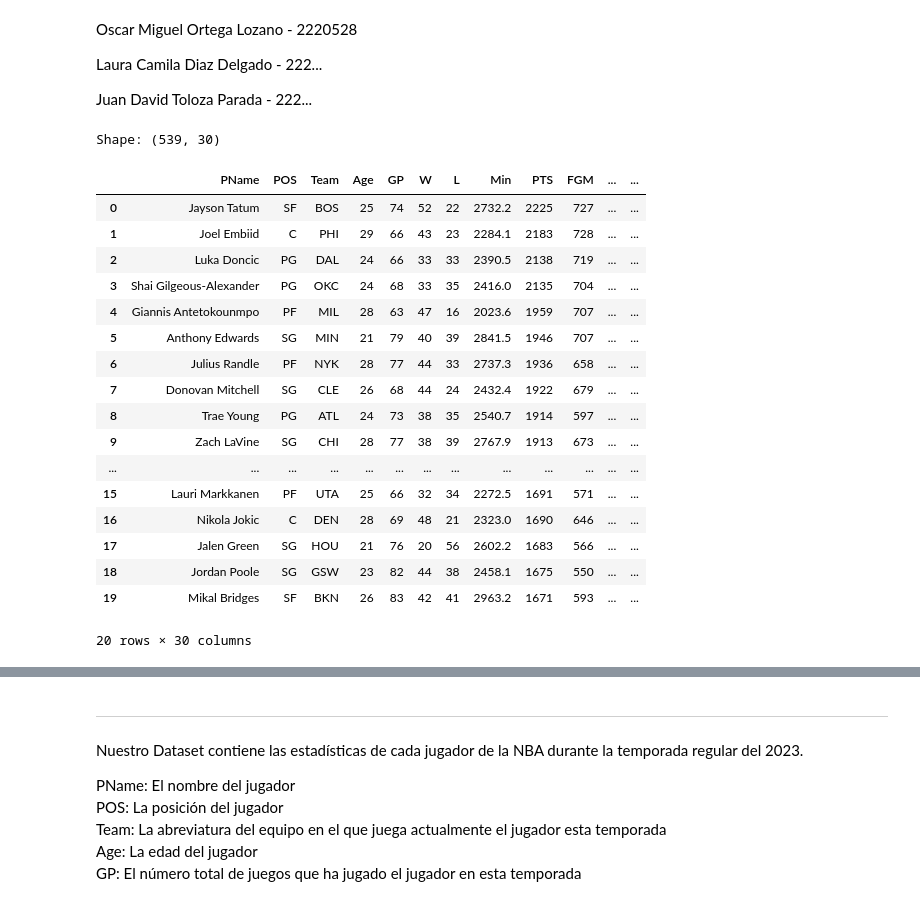
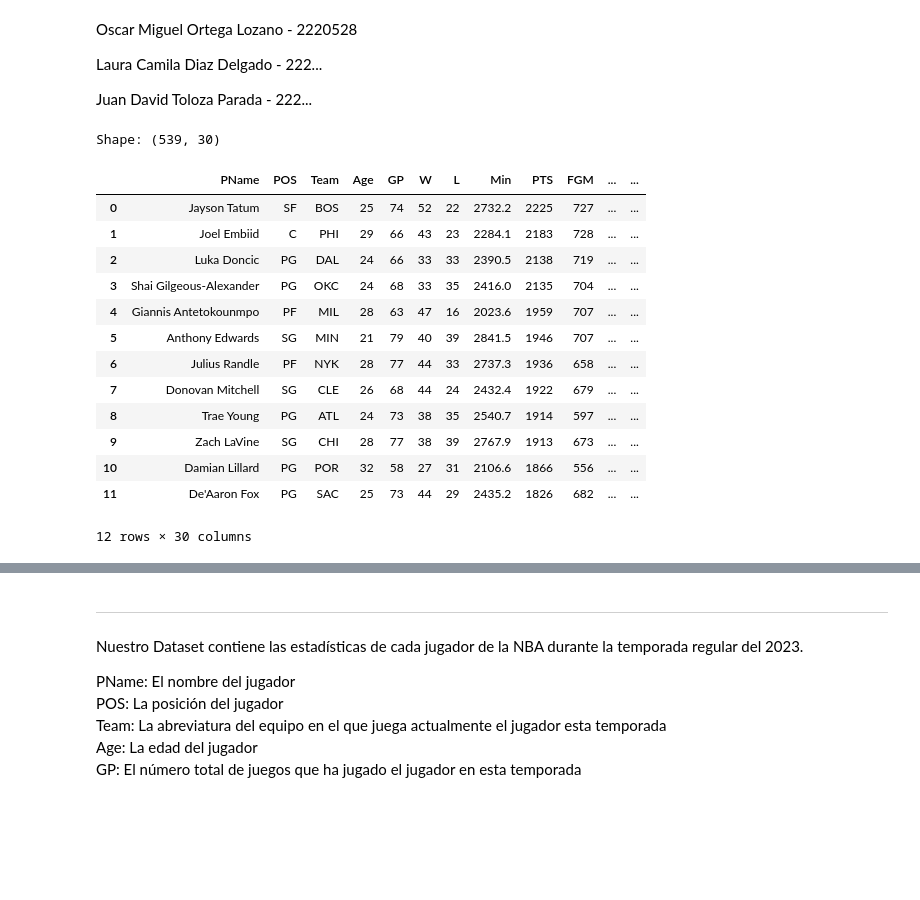
Before and after one commit to LauraCD2/23_nba, a Jupyter notebook: Proyecto.ipynb, the cells around one changed output, grey strips where cells are left out. Saved outputs shown, nothing was run; the diff lists cells and outputs as text; code cells hidden in the pictures; blank space fills up the shorter version.

```diff
--- a/Proyecto.ipynb
+++ b/Proyecto.ipynb
@@ -17,29 +23,25 @@ from scipy import stats
 # %%
 #@title Load dataset
 df = pd.read_csv('https://raw.githubusercontent.com/LauraCD2/estadisticos/refs/heads/main/2023_nba_player_stats.csv')
 df['POS'] = df['POS'].fillna('PF') #Limpiamos registros vacios.
 print('Shape:',df.shape)
-df.head(20)
+df.head(12)
 # %% [output]
 Shape: (539, 30)
 |  | PName | POS | Team | Age | GP | W | L | Min | PTS | FGM | ... | ... |
 | 0 | Jayson Tatum | SF | BOS | 25 | 74 | 52 | 22 | 2732.2 | 2225 | 727 | ... | ... |
 | 1 | Joel Embiid | C | PHI | 29 | 66 | 43 | 23 | 2284.1 | 2183 | 728 | ... | ... |
 | 2 | Luka Doncic | PG | DAL | 24 | 66 | 33 | 33 | 2390.5 | 2138 | 719 | ... | ... |
 | 3 | Shai Gilgeous-Alexander | PG | OKC | 24 | 68 | 33 | 35 | 2416.0 | 2135 | 704 | ... | ... |
 | 4 | Giannis Antetokounmpo | PF | MIL | 28 | 63 | 47 | 16 | 2023.6 | 1959 | 707 | ... | ... |
 | 5 | Anthony Edwards | SG | MIN | 21 | 79 | 40 | 39 | 2841.5 | 1946 | 707 | ... | ... |
 | 6 | Julius Randle | PF | NYK | 28 | 77 | 44 | 33 | 2737.3 | 1936 | 658 | ... | ... |
 | 7 | Donovan Mitchell | SG | CLE | 26 | 68 | 44 | 24 | 2432.4 | 1922 | 679 | ... | ... |
 | 8 | Trae Young | PG | ATL | 24 | 73 | 38 | 35 | 2540.7 | 1914 | 597 | ... | ... |
 | 9 | Zach LaVine | SG | CHI | 28 | 77 | 38 | 39 | 2767.9 | 1913 | 673 | ... | ... |
-| ... | ... | ... | ... | ... | ... | ... | ... | ... | ... | ... | ... | ... |
-| 15 | Lauri Markkanen | PF | UTA | 25 | 66 | 32 | 34 | 2272.5 | 1691 | 571 | ... | ... |
-| 16 | Nikola Jokic | C | DEN | 28 | 69 | 48 | 21 | 2323.0 | 1690 | 646 | ... | ... |
-| 17 | Jalen Green | SG | HOU | 21 | 76 | 20 | 56 | 2602.2 | 1683 | 566 | ... | ... |
-| 18 | Jordan Poole | SG | GSW | 23 | 82 | 44 | 38 | 2458.1 | 1675 | 550 | ... | ... |
-| 19 | Mikal Bridges | SF | BKN | 26 | 83 | 42 | 41 | 2963.2 | 1671 | 593 | ... | ... |
+| 10 | Damian Lillard | PG | POR | 32 | 58 | 27 | 31 | 2106.6 | 1866 | 556 | ... | ... |
+| 11 | De'Aaron Fox | PG | SAC | 25 | 73 | 44 | 29 | 2435.2 | 1826 | 682 | ... | ... |
-20 rows × 30 columns
+12 rows × 30 columns
 # %%
 df.info()
 # %% [output]
```
Also changed, not shown: parts of 8 cells of this notebook.
